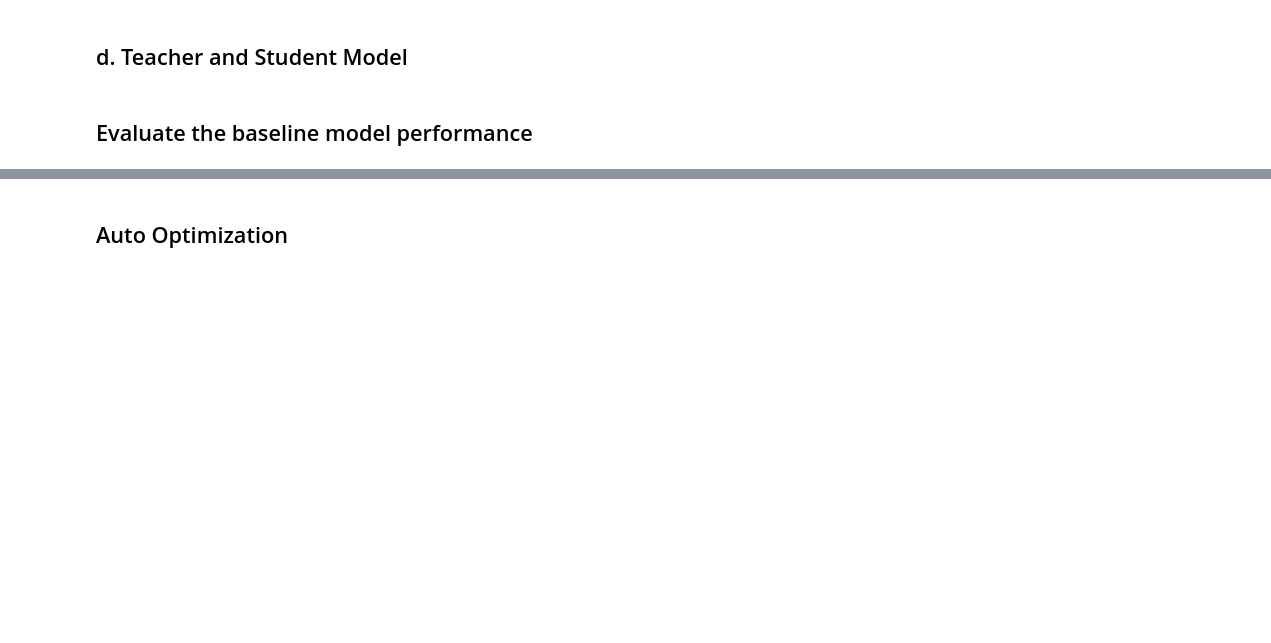
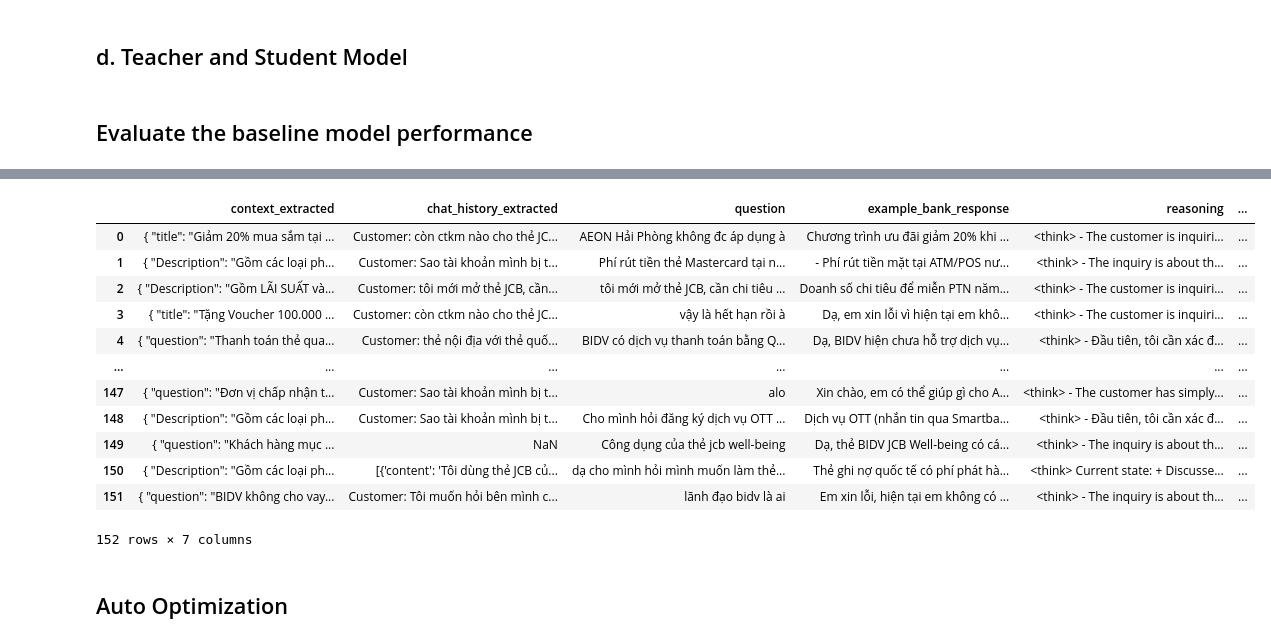
Before and after one commit to linhnb-nami/BIDV-DSPy-Optimization, a Jupyter notebook: bidv_prompt_opt.ipynb, the cells around one changed output, grey strips where cells are left out. Drawn from its saved outputs; the diff is of its cells as text; code cells hidden in the pictures; blank space fills up the shorter version.

```diff
--- a/bidv_prompt_opt.ipynb
+++ b/bidv_prompt_opt.ipynb
@@ -482,0 +503,16 @@ baseline_score = evaluate_baseline_model(base_module, dataset, metric, sample_si
+# %%
+eval_examples = dataset.dev
+
+# Create the evaluator
+evaluator = Evaluate(
+    devset=eval_examples,
+    metric=metric,
+    display_progress=True,
+    display_table=True,
+    return_all_scores=True,
+    return_outputs=True,
+    num_threads=4
+)
+# Run evaluation of the baseline model
+evaluation_result = evaluator(base_module)
+# %% [output]
@@ -482,0 +520,13 @@ baseline_score = evaluate_baseline_model(base_module, dataset, metric, sample_si
+|  | context_extracted | chat_history_extracted | question | example_bank_response | reasoning | ... |
+| 0 | { "title": "Giảm 20% mua sắm tại ... | Customer: còn ctkm nào cho thẻ JC... | AEON Hải Phòng không đc áp dụng à | Chương trình ưu đãi giảm 20% khi ... | <think> - The customer is inquiri... | ... |
+| 1 | { "Description": "Gồm các loại ph... | Customer: Sao tài khoản mình bị t... | Phí rút tiền thẻ Mastercard tại n... | - Phí rút tiền mặt tại ATM/POS nư... | <think> - The inquiry is about th... | ... |
+| 2 | { "Description": "Gồm LÃI SUẤT và... | Customer: tôi mới mở thẻ JCB, cần... | tôi mới mở thẻ JCB, cần chi tiêu ... | Doanh số chi tiêu để miễn PTN năm... | <think> - The customer is inquiri... | ... |
+| 3 | { "title": "Tặng Voucher 100.000 ... | Customer: còn ctkm nào cho thẻ JC... | vậy là hết hạn rồi à | Dạ, em xin lỗi vì hiện tại em khô... | <think> - The customer is inquiri... | ... |
+| 4 | { "question": "Thanh toán thẻ qua... | Customer: thẻ nội địa với thẻ quố... | BIDV có dịch vụ thanh toán bằng Q... | Dạ, BIDV hiện chưa hỗ trợ dịch vụ... | <think> - Đầu tiên, tôi cần xác đ... | ... |
+| ... | ... | ... | ... | ... | ... | ... |
+| 147 | { "question": "Đơn vị chấp nhận t... | Customer: Sao tài khoản mình bị t... | alo | Xin chào, em có thể giúp gì cho A... | <think> - The customer has simply... | ... |
+| 148 | { "Description": "Gồm các loại ph... | Customer: Sao tài khoản mình bị t... | Cho mình hỏi đăng ký dịch vụ OTT ... | Dịch vụ OTT (nhắn tin qua Smartba... | <think> - Đầu tiên, tôi cần xác đ... | ... |
+| 149 | { "question": "Khách hàng mục ... | NaN | Công dụng của thẻ jcb well-being | Dạ, thẻ BIDV JCB Well-being có cá... | <think> - The inquiry is about th... | ... |
+| 150 | { "Description": "Gồm các loại ph... | [{'content': 'Tôi dùng thẻ JCB củ... | dạ cho mình hỏi mình muốn làm thẻ... | Thẻ ghi nợ quốc tế có phí phát hà... | <think> Current state: + Discusse... | ... |
+| 151 | { "question": "BIDV không cho vay... | Customer: Tôi muốn hỏi bên mình c... | lãnh đạo bidv là ai | Em xin lỗi, hiện tại em không có ... | <think> - The inquiry is about th... | ... |
+152 rows × 7 columns
```
Also changed, not shown: parts of 23 cells of this notebook, 1 other file.
